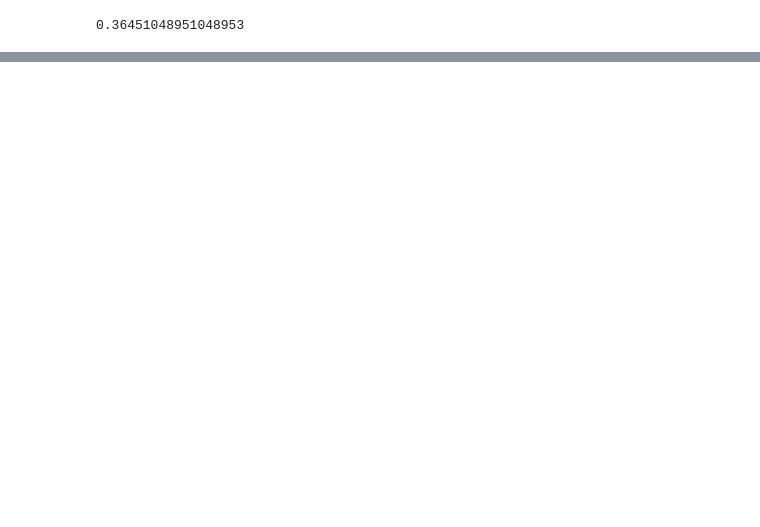
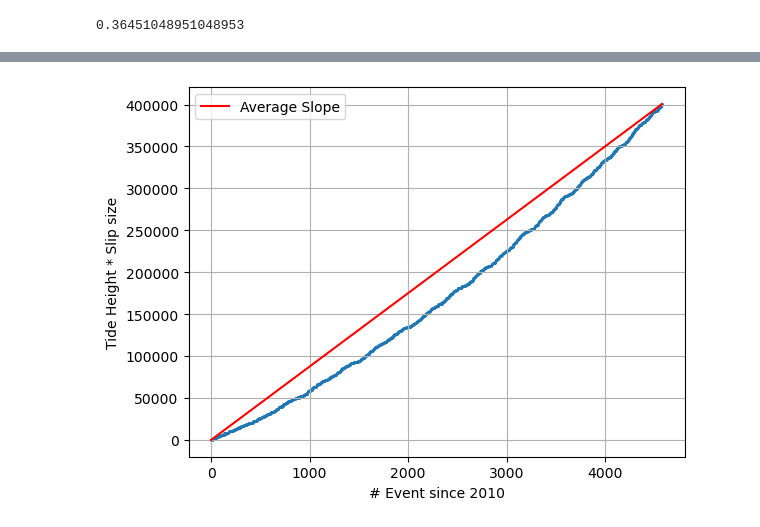
Before and after one commit to MinesGlaciology/whillans-surf, a Jupyter notebook: notebooks/SURF/Slip size prediction/HL_sequencing.ipynb, the cells around one changed output, grey strips where cells are left out. Cells and saved outputs as stored; diff of their text form; code cells hidden in the pictures; blank space fills up the shorter version.

```diff
--- a/notebooks/SURF/Slip size prediction/HL_sequencing.ipynb
+++ b/notebooks/SURF/Slip size prediction/HL_sequencing.ipynb
@@ -113,3 +173,33 @@ def group_consecutive(vals):
             start = prev = val
     ranges.append((start, prev + 1))
     return ranges
+# %%
+# Now we will explore changing our step plot to have more information (High low tide events is not sufficient)
+# Slide will be proportional to slip size and tide height.
+ys = [0]
+xs = []
+
+def y_step(tide_h, slip_size):
+    slip_shift = slip_size + 3.574789
+    y_change = slip_shift * tide_h
+    return y_change
+
+for _, row in df_full.iterrows():
+    step = (y_step(row['tide_height'], row['slip_size_standardized']))
+    ys.append(ys[-1] + step)
+
+xs = np.arange(len(ys))
+# %%
+average_sl = ys[-1] / xs[-1]
+yls = xs*average_sl
+
+fig, ax = plt.subplots()
+
+ax.scatter(xs, ys, s = .3)
+ax.plot(xs,yls, color = 'red', label = 'Average Slope')
+ax.set_xlabel('# Event since 2010')
+ax.set_ylabel('Tide Height * Slip size')
+ax.legend()
+ax.grid(True)
+# %% [output]
+[figure, added]
```
Also changed, not shown: parts of 7 cells of this notebook, 17 other files.
